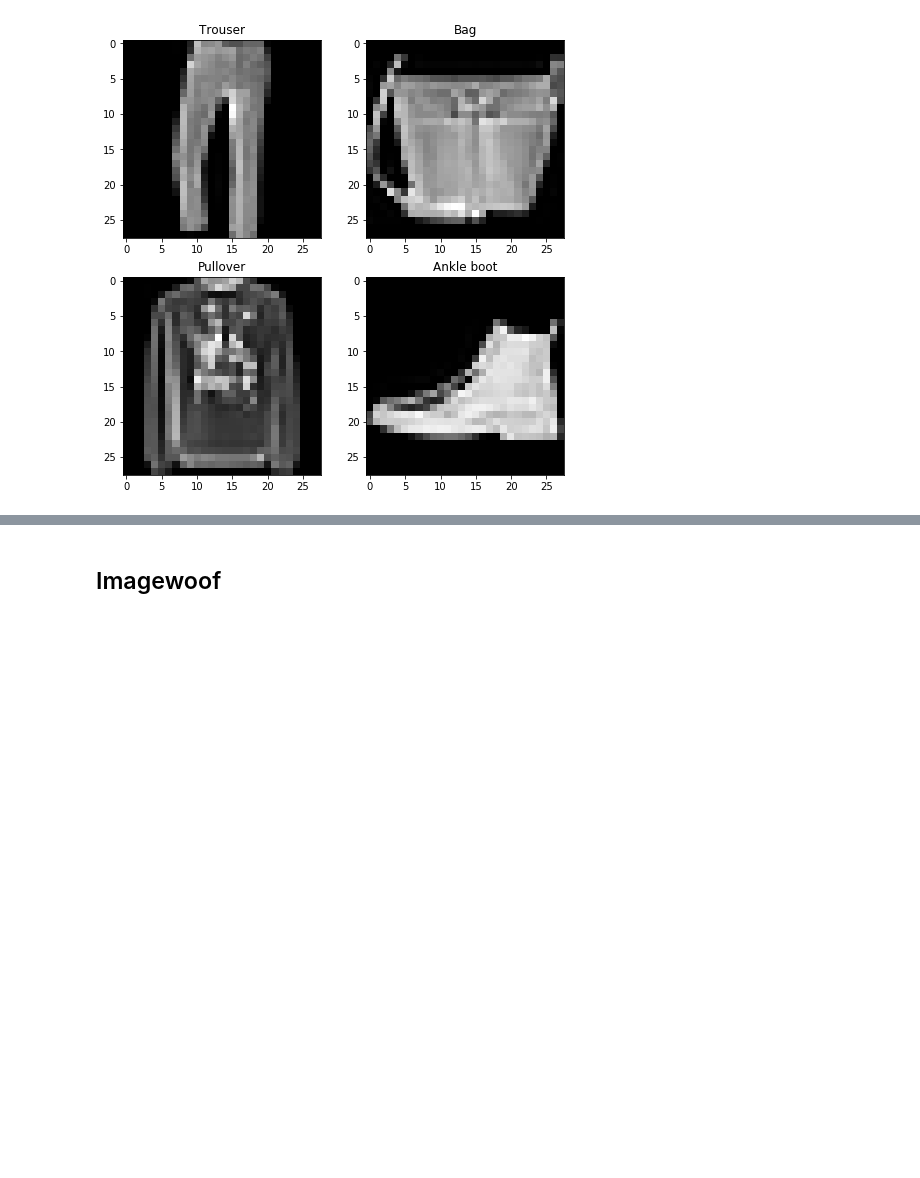
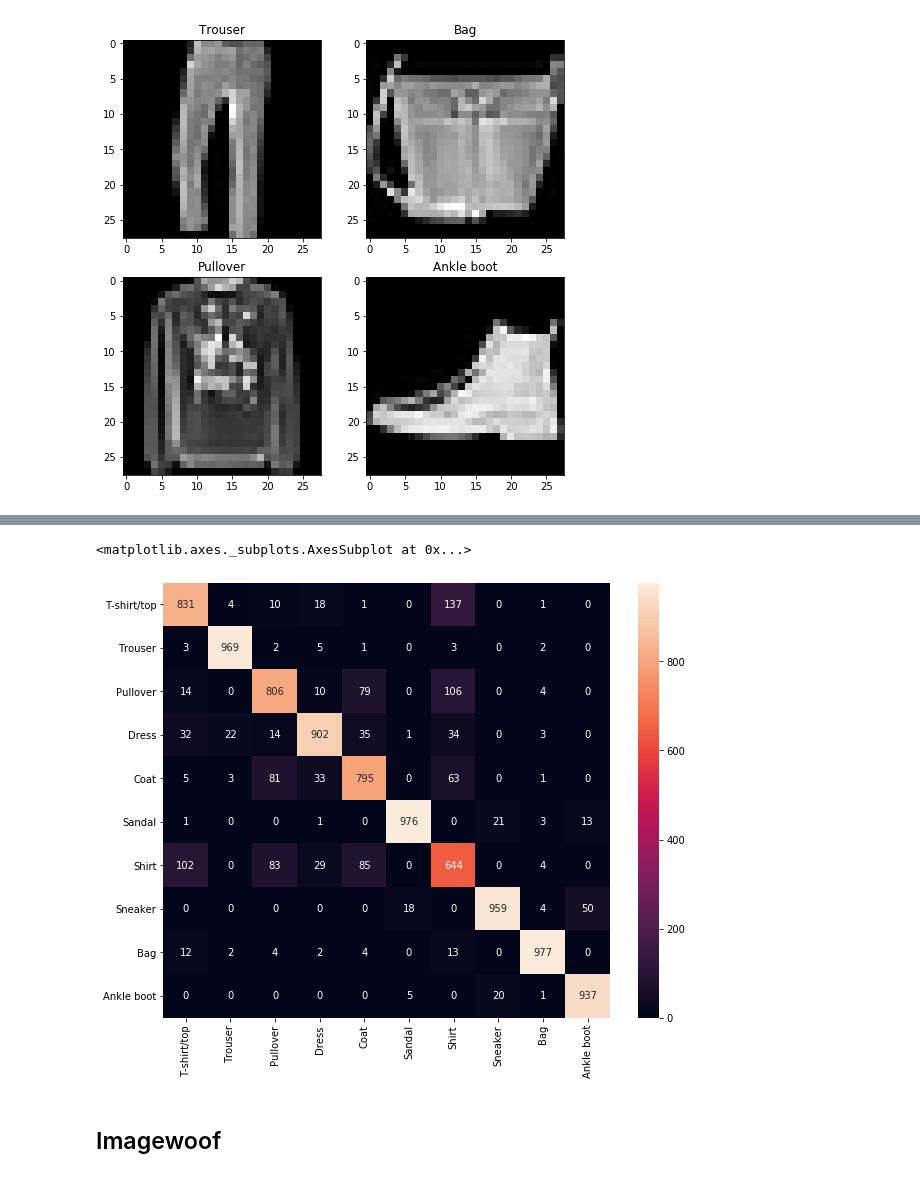
Before and after one commit to iakremnev/multitask-classification, a Jupyter notebook: pipeline.ipynb, the cells around one changed output, grey strips where cells are left out. Cells and saved outputs as stored; diff of their text form; code cells hidden in the pictures; blank space fills up the shorter version.

Commit message:
heatmaps and multitask

```diff
--- a/pipeline.ipynb
+++ b/pipeline.ipynb
@@ -57,6 +43,8 @@ lr_scheduler = torch.optim.lr_scheduler.ExponentialLR(optimizer, 0.1)
 # %%
 # metric definitions
 from IPython.display import clear_output
+import numpy as np
+import sklearn.metrics
 
 def accuracy(model, dataloader):
     model.eval()
@@ -69,6 +57,17 @@ def accuracy(model, dataloader):
             total += y.shape[0]
     return correct.item() / total
 
+def confusion_matrix(model, dataloader):
+    model.eval()
+    preds = []
+    trues = []
+    with torch.no_grad():
+        for x, y in dataloader:
+            pred = model(x.to("cuda").expand(-1, 3, -1, -1))
+            preds.append(pred.argmax(dim=1).to("cpu").numpy())
+            trues.append(y.numpy())
+    return sklearn.metrics.confusion_matrix(np.concatenate(preds), np.concatenate(trues))
+
 def plot_metrics(metrics):
     clear_output()
     plt.figure(figsize=(6, 5))
@@ -116,3 +115,12 @@ val_accuracy
+# %%
+import seaborn as sns
+
+cm = confusion_matrix(model, val_loader)
+plt.figure(figsize=(10,8))
+sns.heatmap(cm, annot=True, xticklabels=fashion_train.classes, yticklabels=fashion_train.classes, fmt="g")
+# %% [output]
+<matplotlib.axes._subplots.AxesSubplot at 0x...>
+[figure, added]
 # %% [markdown]
 ## Imagewoof
 # %%
```
Also changed, not shown: parts of 17 cells of this notebook.
